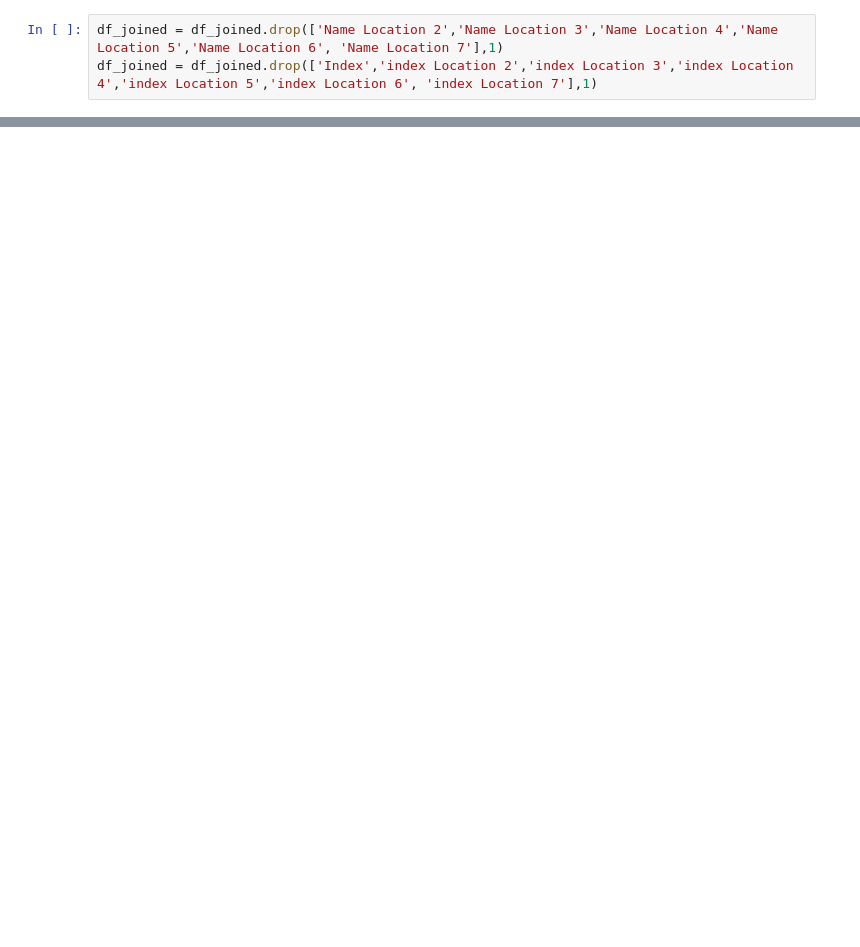
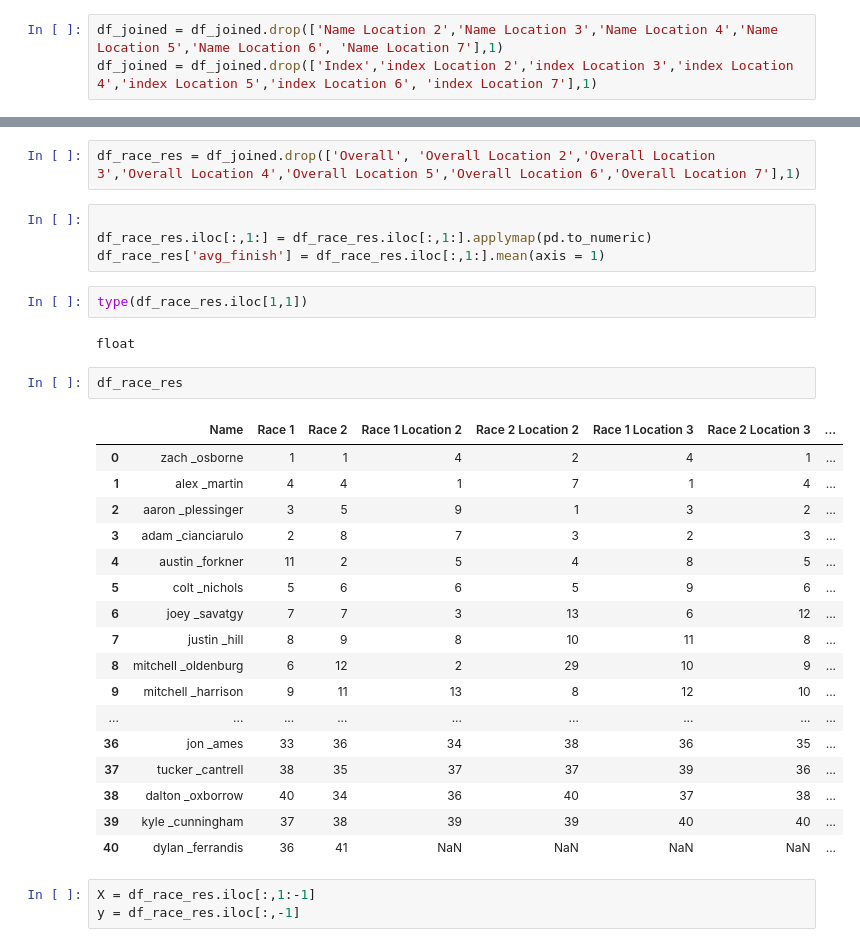
Before and after one commit to JackNDwyer/Things_I_have_done, a Jupyter notebook: MotoML/Moto results and ML.ipynb, the cells around one changed output, grey strips where cells are left out. Saved outputs shown, nothing was run; the diff lists cells and outputs as text; blank space fills up the shorter version.

```diff
--- a/MotoML/Moto results and ML.ipynb
+++ b/MotoML/Moto results and ML.ipynb
@@ -144,0 +291,33 @@ df
+# %%
+df_race_res = df_joined.drop(['Overall', 'Overall Location 2','Overall Location 3','Overall Location 4','Overall Location 5','Overall Location 6','Overall Location 7'],1)
+# %%
+
+df_race_res.iloc[:,1:] = df_race_res.iloc[:,1:].applymap(pd.to_numeric)
+df_race_res['avg_finish'] = df_race_res.iloc[:,1:].mean(axis = 1)
+# %%
+type(df_race_res.iloc[1,1])
+# %% [output]
+float
+# %%
+df_race_res
+# %% [output]
+|  | Name | Race 1 | Race 2 | Race 1 Location 2 | Race 2 Location 2 | Race 1 Location 3 | Race 2 Location 3 | ... |
+| 0 | zach _osborne | 1 | 1 | 4 | 2 | 4 | 1 | ... |
+| 1 | alex _martin | 4 | 4 | 1 | 7 | 1 | 4 | ... |
+| 2 | aaron _plessinger | 3 | 5 | 9 | 1 | 3 | 2 | ... |
+| 3 | adam _cianciarulo | 2 | 8 | 7 | 3 | 2 | 3 | ... |
+| 4 | austin _forkner | 11 | 2 | 5 | 4 | 8 | 5 | ... |
+| 5 | colt _nichols | 5 | 6 | 6 | 5 | 9 | 6 | ... |
+| 6 | joey _savatgy | 7 | 7 | 3 | 13 | 6 | 12 | ... |
+| 7 | justin _hill | 8 | 9 | 8 | 10 | 11 | 8 | ... |
+| 8 | mitchell _oldenburg | 6 | 12 | 2 | 29 | 10 | 9 | ... |
+| 9 | mitchell _harrison | 9 | 11 | 13 | 8 | 12 | 10 | ... |
+| ... | ... | ... | ... | ... | ... | ... | ... | ... |
+| 36 | jon _ames | 33 | 36 | 34 | 38 | 36 | 35 | ... |
+| 37 | tucker _cantrell | 38 | 35 | 37 | 37 | 39 | 36 | ... |
+| 38 | dalton _oxborrow | 40 | 34 | 36 | 40 | 37 | 38 | ... |
+| 39 | kyle _cunningham | 37 | 38 | 39 | 39 | 40 | 40 | ... |
+| 40 | dylan _ferrandis | 36 | 41 | NaN | NaN | NaN | NaN | ... |
+# %%
+X = df_race_res.iloc[:,1:-1]
+y = df_race_res.iloc[:,-1]
```
Also changed, not shown: parts of 14 cells of this notebook.
